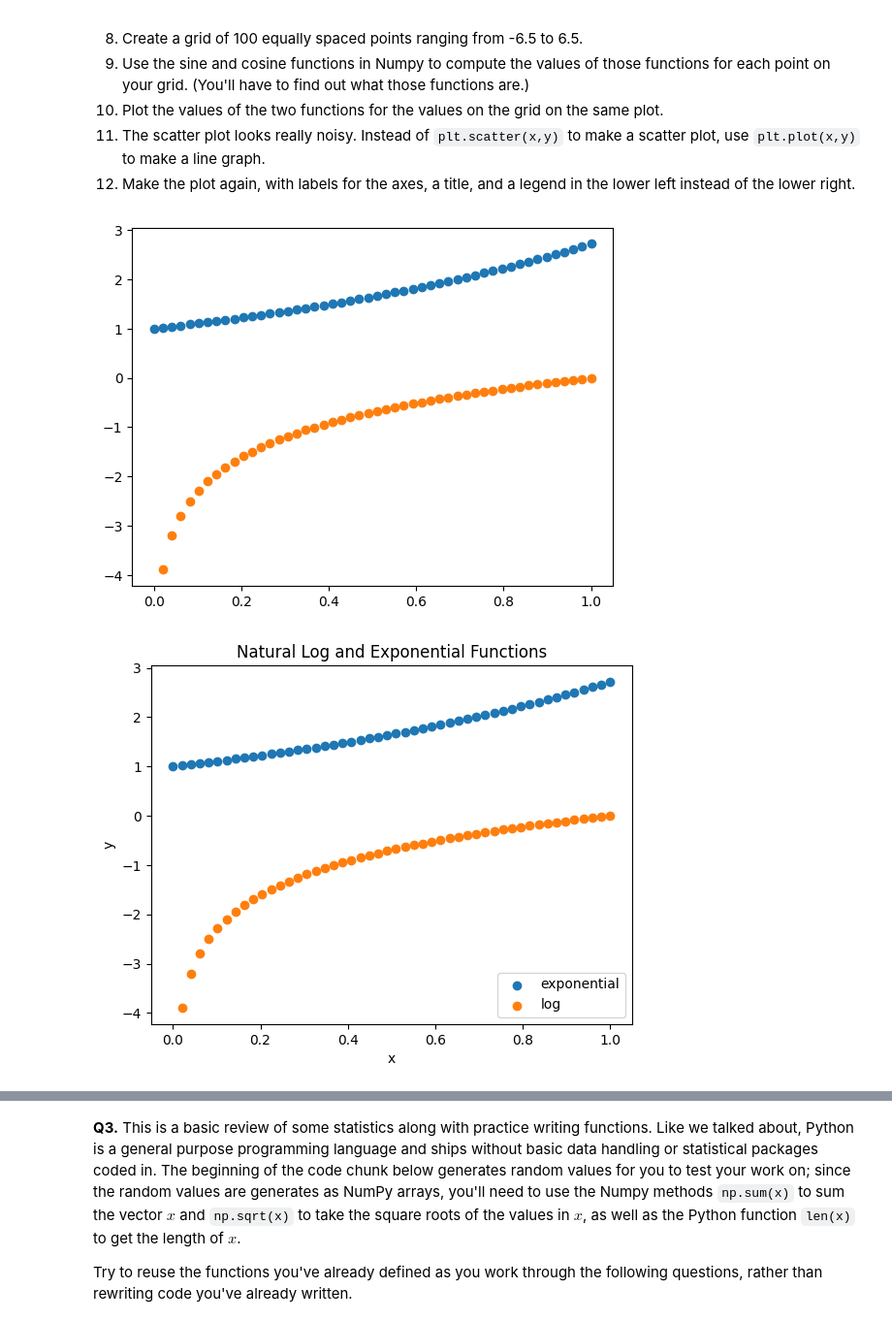
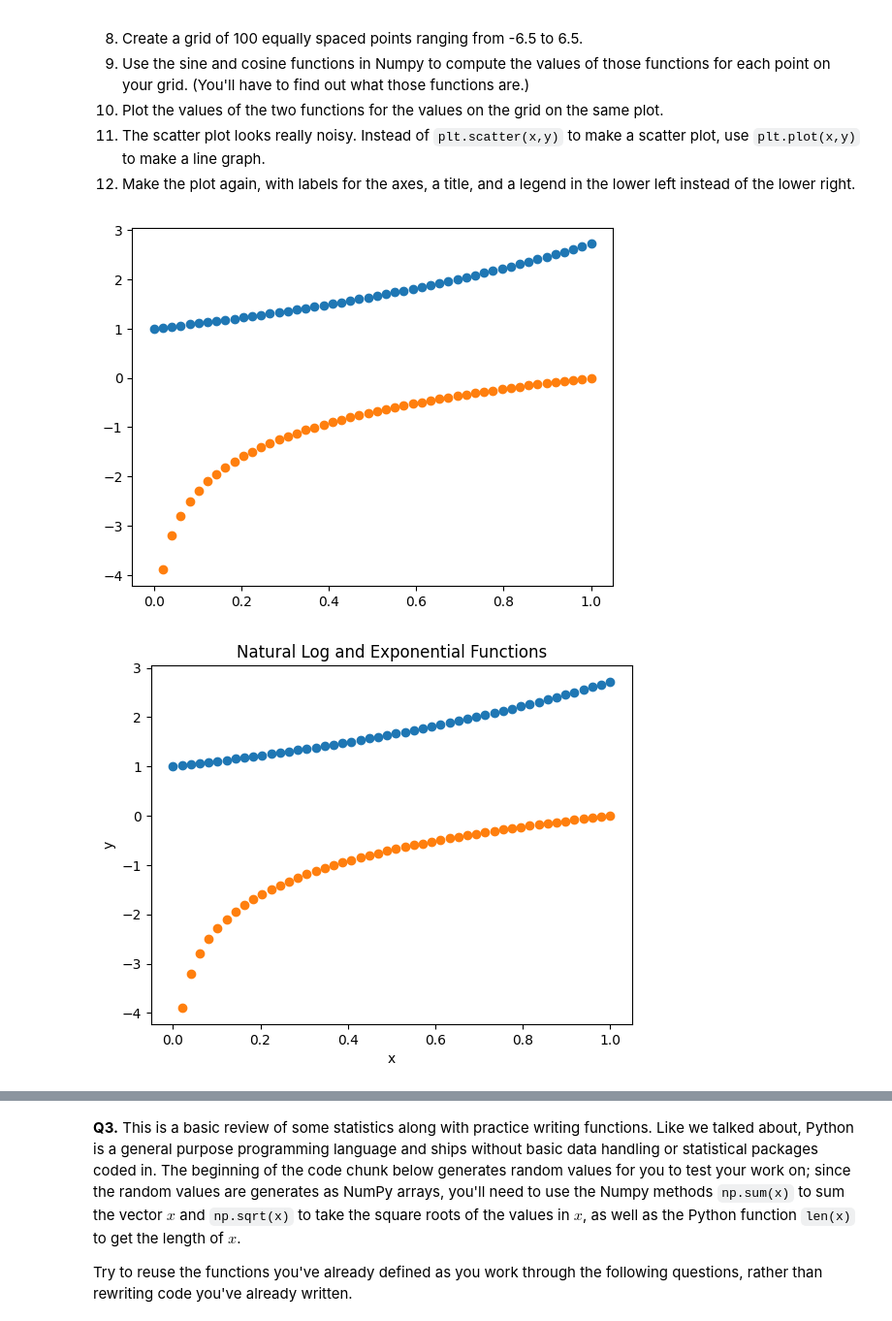
Before and after one commit to chrisjwkim/programming, a Jupyter notebook: assignment/assignment_programming.ipynb, the cells around one changed output, grey strips where cells are left out. Shown: that part at 97% size. Saved outputs shown, nothing was run; the diff lists cells and outputs as text; code cells hidden in the pictures.

```diff
--- a/assignment/assignment_programming.ipynb
+++ b/assignment/assignment_programming.ipynb
@@ -39,20 +39,27 @@ Now do it again, with slightly less direction:
 # %%
 import numpy as np
 import matplotlib.pyplot as plt
 x=np.linspace(0,1,50)
 y=np.log(x)
 z=np.exp(x)
 plt.scatter(x,z)
 plt.scatter(x,y)
 plt.show()
 
+plt.scatter(x,z)
+plt.scatter(x,y)
+plt.xlabel("x")
+plt.ylabel("y")
+plt.title("Natural Log and Exponential Functions")
+plt.show()
+
 plt.scatter(x,z,label="exponential")
 plt.scatter(x,y,label="log")
 plt.xlabel("x")
 plt.ylabel("y")
 plt.title("Natural Log and Exponential Functions")
 plt.legend(loc="lower right")
 plt.show()
 # %% [output]
 [figure]
-[figure, old version]
+[figure, new version]
```
Also changed, not shown: parts of 2 cells of this notebook.
